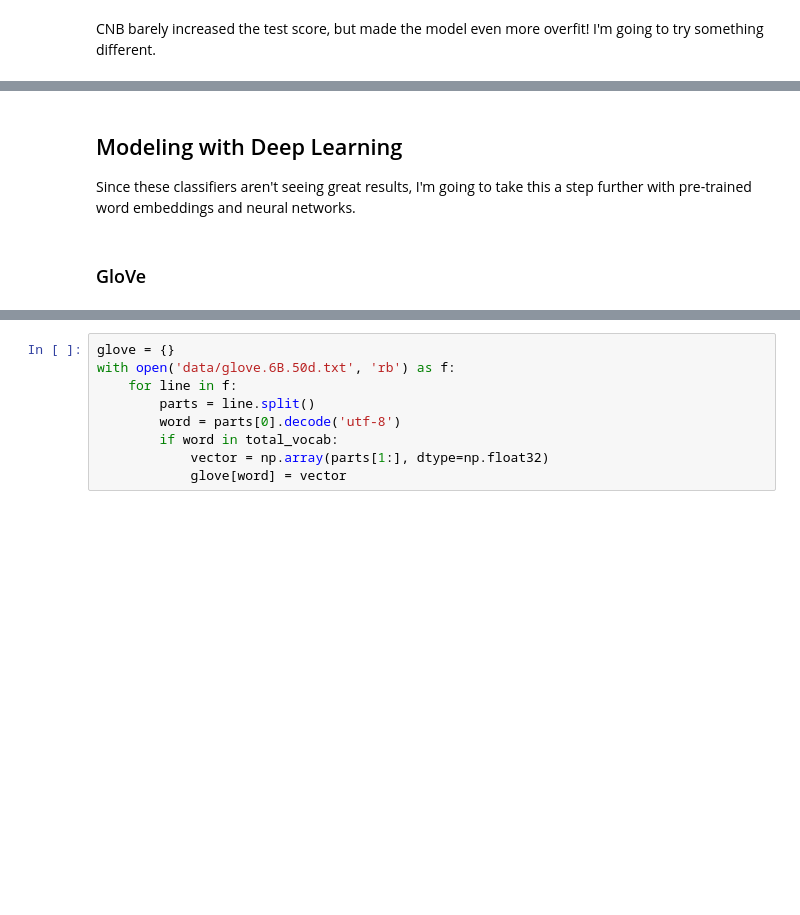
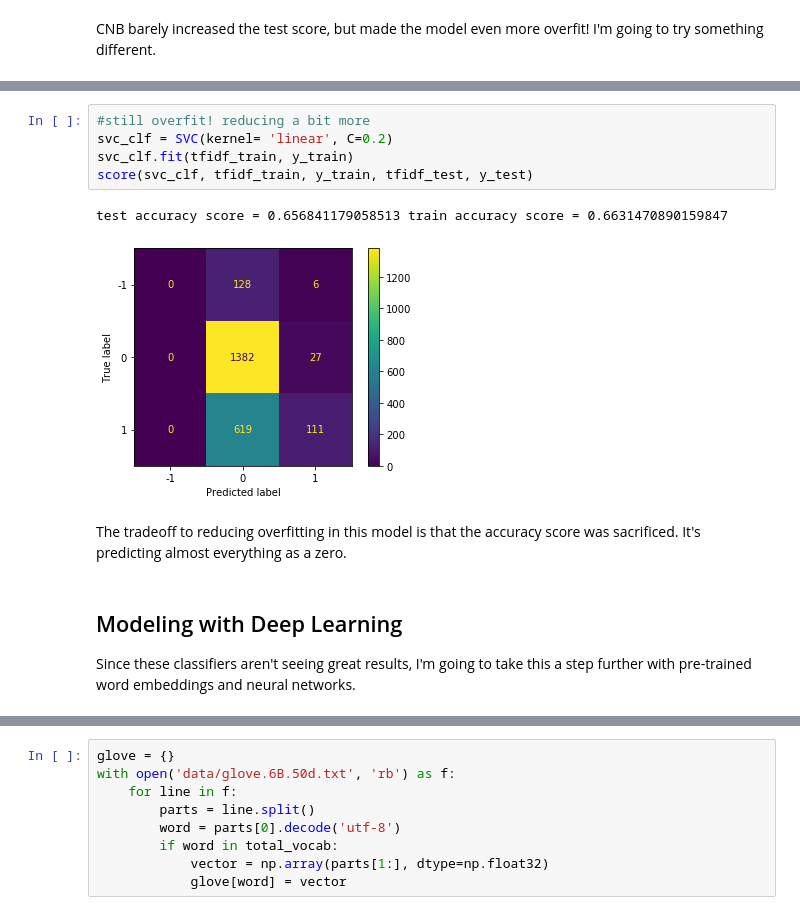
Before and after one commit to christisarv/NLP-sentiment-analysis, a Jupyter notebook: Data Exploration Notebook.ipynb, the cells around one changed output, grey strips where cells are left out. Drawn from its saved outputs; the diff is of its cells as text; blank space fills up the shorter version.

```diff
--- a/Data Exploration Notebook.ipynb
+++ b/Data Exploration Notebook.ipynb
@@ -505,6 +506,14 @@ This is the highest accuracy score yet, by a small amount. However, overfitting
+# %%
+#still overfit! reducing a bit more
+svc_clf = SVC(kernel= 'linear', C=0.2)
+svc_clf.fit(tfidf_train, y_train)
+score(svc_clf, tfidf_train, y_train, tfidf_test, y_test)
+# %% [output]
+test accuracy score = 0.656841179058513 train accuracy score = 0.6631470890159847
+[figure, added]
+# %% [markdown]
+The tradeoff to reducing overfitting in this model is that the accuracy score was sacrificed. It's predicting almost everything as a zero.
 # %% [markdown]
 ## Modeling with Deep Learning
 
 Since these classifiers aren't seeing great results, I'm going to take this a step further with pre-trained word embeddings and neural networks.
-# %% [markdown]
-### GloVe
```
Also changed, not shown: parts of 48 cells of this notebook.
